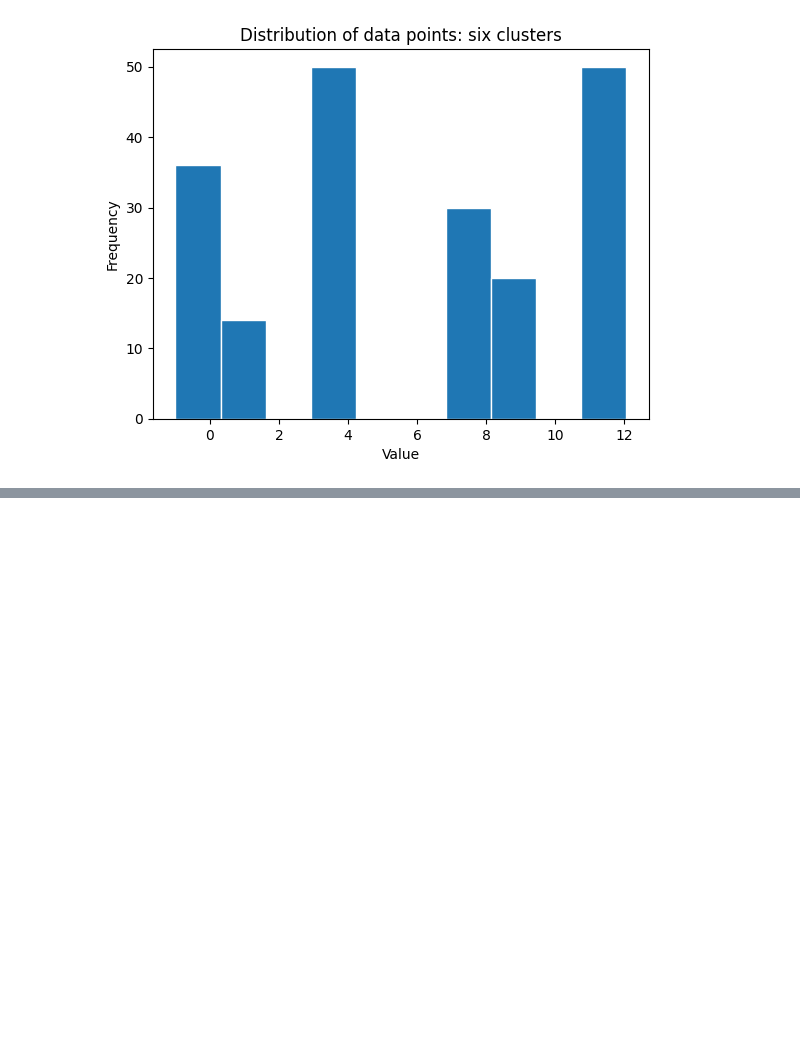
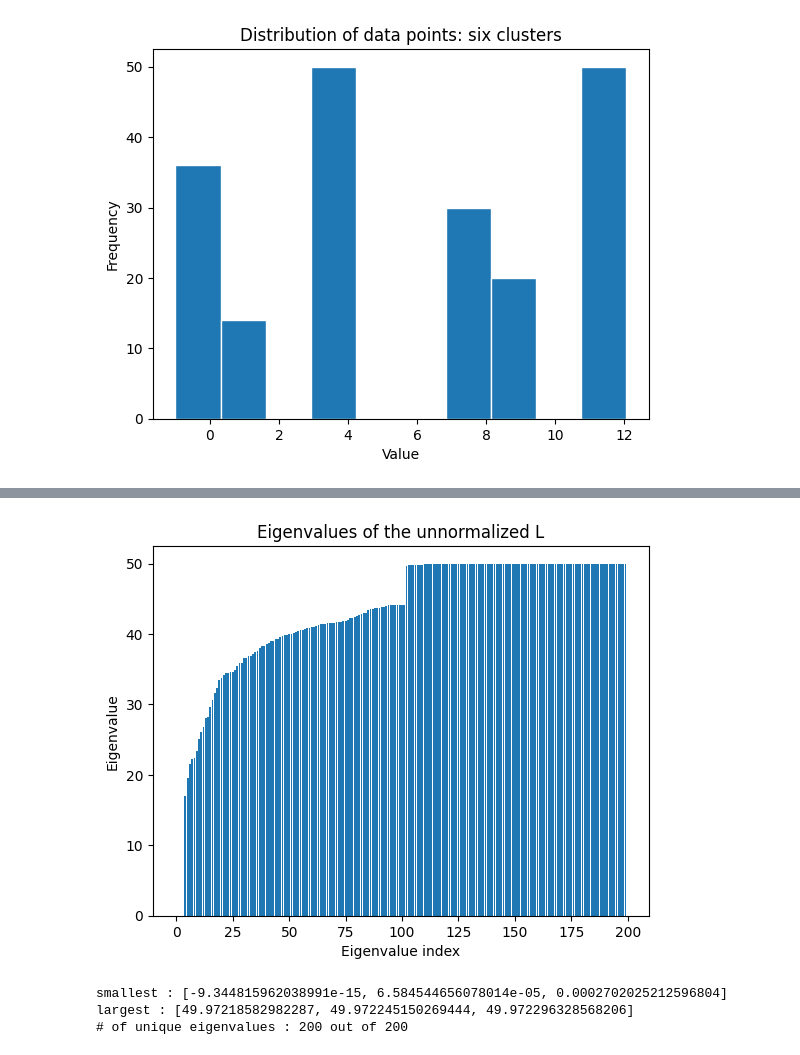
Before and after one commit to 24shiny/Spectral_clustering, a Jupyter notebook: p10_diagonal_regulation.ipynb, the cells around one changed output, grey strips where cells are left out. Cells and saved outputs as stored; diff of their text form; code cells hidden in the pictures; blank space fills up the shorter version.

```diff
--- a/p10_diagonal_regulation.ipynb
+++ b/p10_diagonal_regulation.ipynb
@@ -262,0 +280,18 @@ S
+# %%
+# eigenvalues and vectors calculated by numpy
+L_value, L_vector = np.linalg.eigh(L)
+
+plt.bar(range(len(L_value)), L_value)
+plt.xlabel('Eigenvalue index')
+plt.ylabel('Eigenvalue')
+plt.title('Eigenvalues of the unnormalized L')
+plt.show()
+
+print('smallest :', sorted(L_value)[:3])
+print('largest :', sorted(L_value)[-3:])
+print('# of unique eigenvalues :', len(np.array(np.unique(L_value))), 'out of', len(L_value), ) # multiplicity check
+# %% [output]
+[figure, added]
+smallest : [-9.344815962038991e-15, 6.584544656078014e-05, 0.0002702025212596804]
+largest : [49.97218582982287, 49.972245150269444, 49.972296328568206]
+# of unique eigenvalues : 200 out of 200
```
Also changed, not shown: parts of 5 cells of this notebook.
